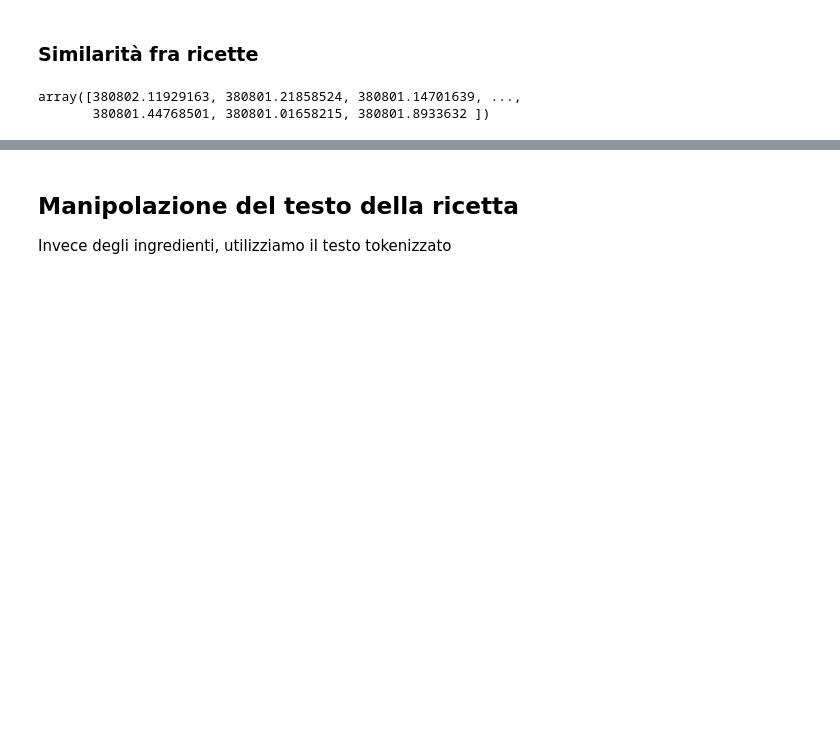
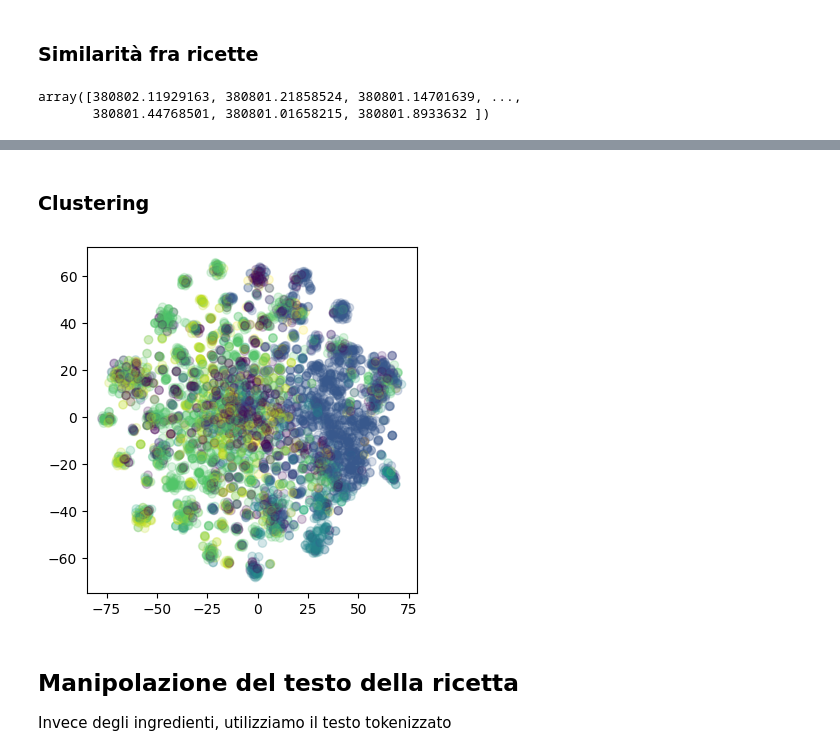
Before and after one commit to umilISLab/midh, a Jupyter notebook: esempi/recipes.ipynb, the cells around one changed output, grey strips where cells are left out. Saved outputs shown, nothing was run; the diff lists cells and outputs as text; code cells hidden in the pictures; blank space fills up the shorter version.

```diff
--- a/esempi/recipes.ipynb
+++ b/esempi/recipes.ipynb
@@ -124,0 +152,4 @@ Length: 5939, dtype: float64
+# %%
+query = np.zeros(len(vocabulary))
+query_ingredients = np.random.choice(vocabulary, size=4)
+query_ingredients
@@ -124,0 +159,4 @@ Length: 5939, dtype: float64
+# %%
+quantities = [3, 150, 20, 10]
+for i, x in enumerate(query_ingredients):
+    query[ingredient2id[x]] = quantities[i]
@@ -124,0 +278,2 @@ Length: 5939, dtype: float64
+# %% [markdown]
+### Clustering
@@ -125,3 +284,17 @@ Length: 5939, dtype: float64
+# %%
+embedding = TSNE(n_components=2)
+matrix_2d = embedding.fit_transform(matrix)
+# %%
+categories = sorted(list(data['Categoria'].unique()))
+cat2id = dict([(x, i) for i, x in enumerate(categories)])
+category_labels = [cat2id[c] for c in data['Categoria']]
+
+fig, ax = plt.subplots(figsize=(4, 4))
+ax.scatter(matrix_2d[:,0], matrix_2d[:,1], alpha=0.2, c=category_labels)
+plt.tight_layout()
+plt.show()
+# %% [output]
+[figure, added]
 # %% [markdown]
 ## Manipolazione del testo della ricetta
 Invece degli ingredienti, utilizziamo il testo tokenizzato
```
Also changed, not shown: parts of 29 cells of this notebook.
